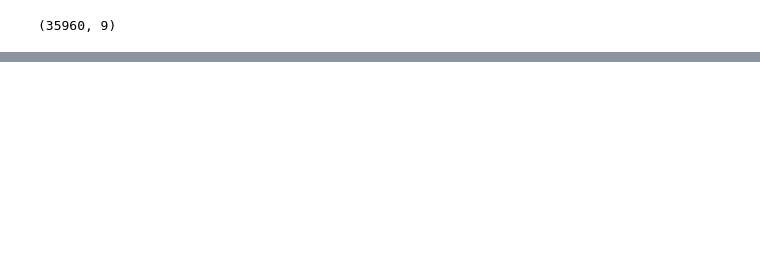
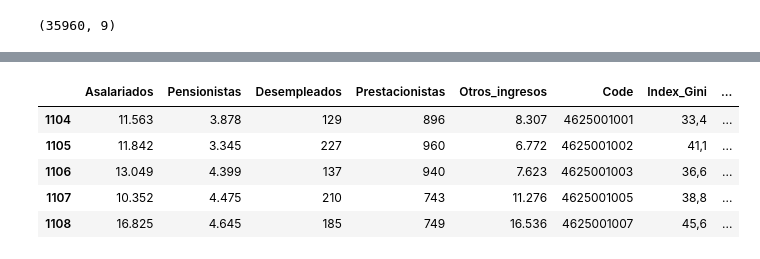
Before and after one commit to fbponz/tfm-jeff, a Jupyter notebook: datasets/data/Clean_data_and_create_dataset.ipynb, the cells around one changed output, grey strips where cells are left out. Saved outputs shown, nothing was run; the diff lists cells and outputs as text; code cells hidden in the pictures; blank space fills up the shorter version.

```diff
--- a/datasets/data/Clean_data_and_create_dataset.ipynb
+++ b/datasets/data/Clean_data_and_create_dataset.ipynb
@@ -66,0 +144,2 @@ pisos_turisticos_filtered.shape
+# %%
+dataset_valencia = full_ine_dtst[full_ine_dtst['MUN']==46250]
@@ -66,0 +160,9 @@ pisos_turisticos_filtered.shape
+# %%
+dataset_valencia.head()
+# %% [output]
+|  | Asalariados | Pensionistas | Desempleados | Prestacionistas | Otros_ingresos | Code | Index_Gini | ... |
+| 1104 | 11.563 | 3.878 | 129 | 896 | 8.307 | 4625001001 | 33,4 | ... |
+| 1105 | 11.842 | 3.345 | 227 | 960 | 6.772 | 4625001002 | 41,1 | ... |
+| 1106 | 13.049 | 4.399 | 137 | 940 | 7.623 | 4625001003 | 36,6 | ... |
+| 1107 | 10.352 | 4.475 | 210 | 743 | 11.276 | 4625001005 | 38,8 | ... |
+| 1108 | 16.825 | 4.645 | 185 | 749 | 16.536 | 4625001007 | 45,6 | ... |
```
Also changed, not shown: parts of 22 cells of this notebook, 1 other file.
